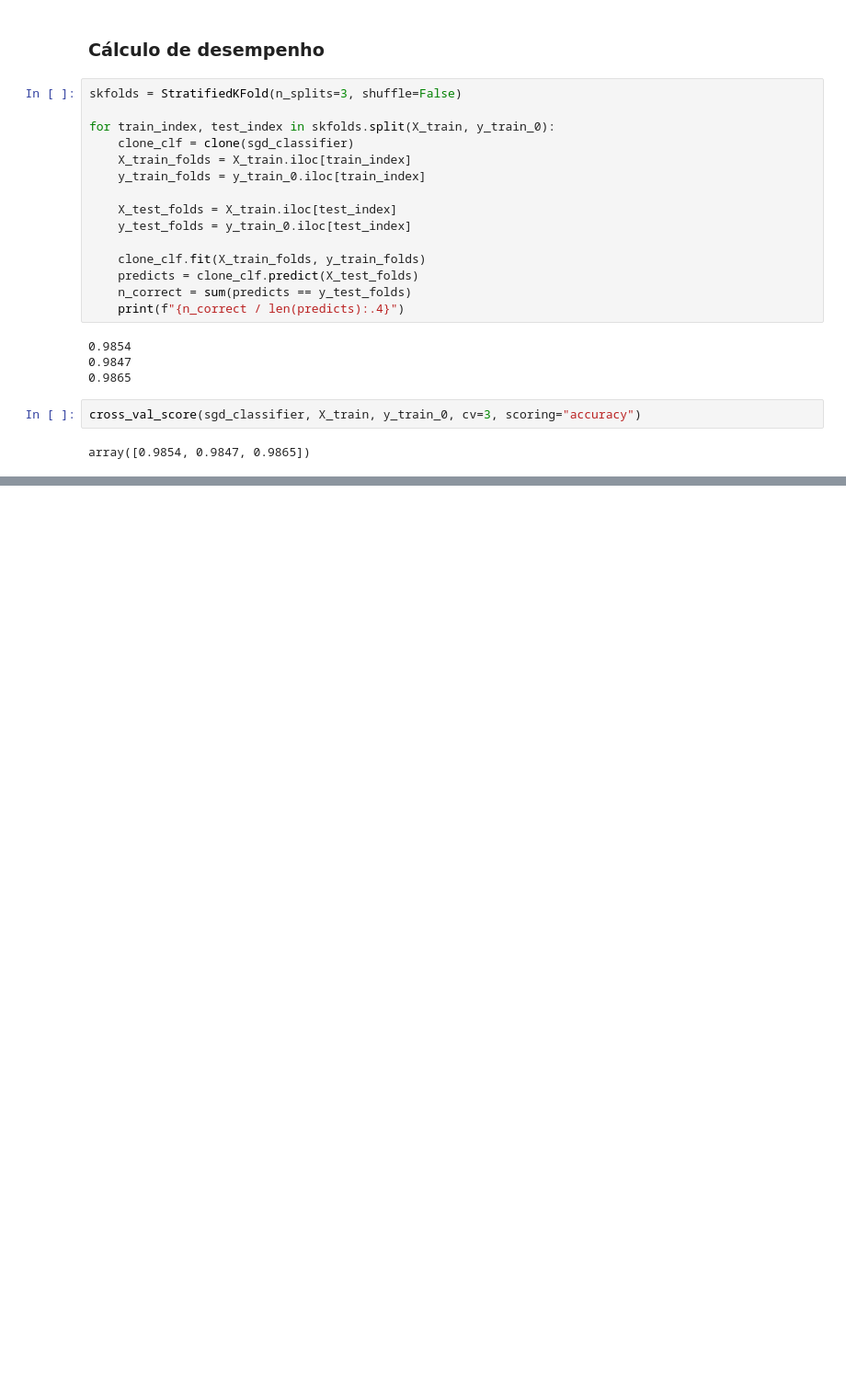
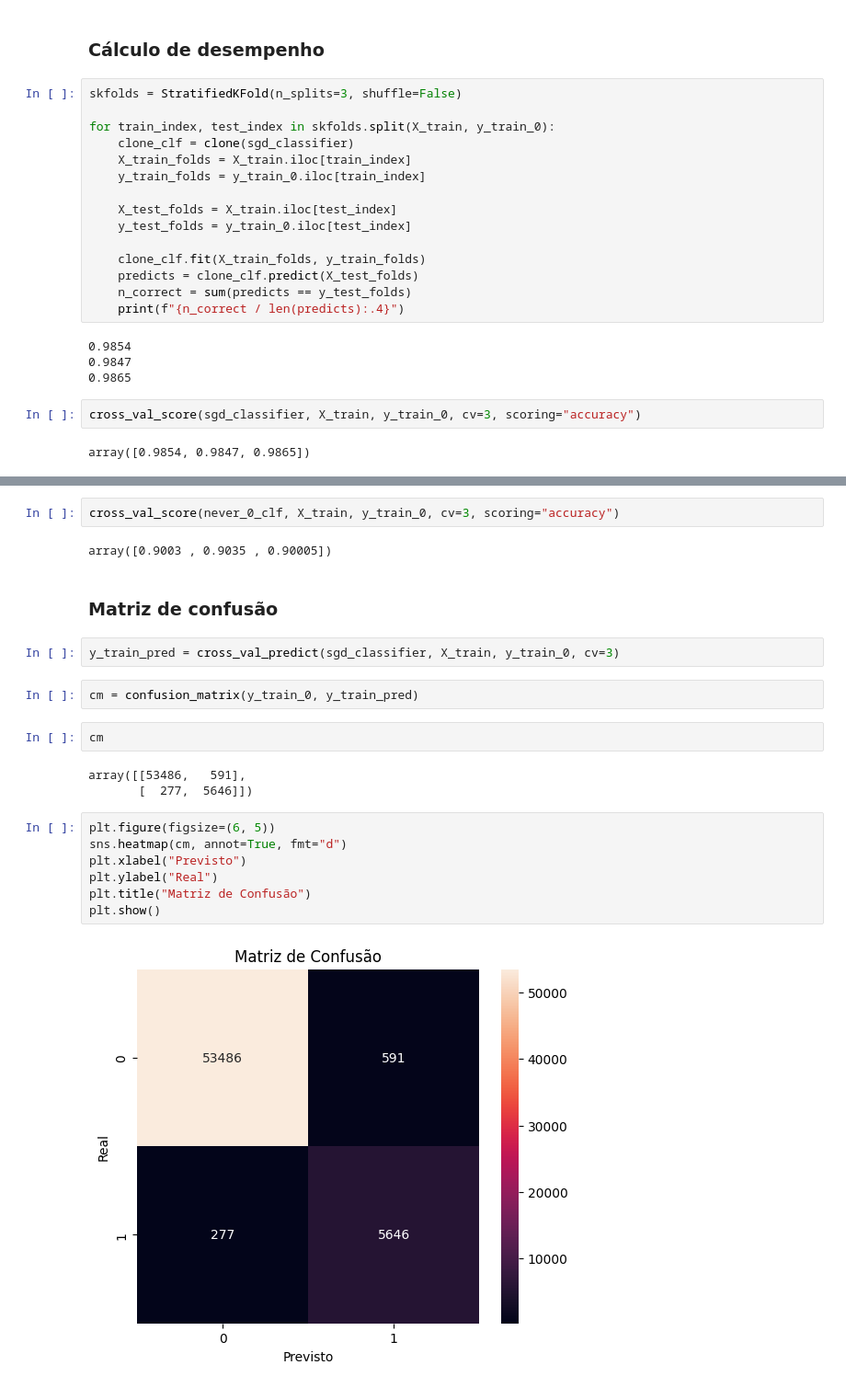
Before and after one commit to RafaelSouza-13/MNIST, a Jupyter notebook: MNIST.ipynb, the cells around one changed output, grey strips where cells are left out. Shown at 92% size. Saved outputs shown, nothing was run; the diff lists cells and outputs as text; blank space fills up the shorter version.

Commit message:
Visualizando a matriz de confusao e atualizando o requirements.txt

```diff
--- a/MNIST.ipynb
+++ b/MNIST.ipynb
@@ -128,0 +142,24 @@ array([0.9854, 0.9847, 0.9865])
+# %%
+cross_val_score(never_0_clf, X_train, y_train_0, cv=3, scoring="accuracy")
+# %% [output]
+array([0.9003 , 0.9035 , 0.90005])
+# %% [markdown]
+### Matriz de confusão
+# %%
+y_train_pred = cross_val_predict(sgd_classifier, X_train, y_train_0, cv=3)
+# %%
+cm = confusion_matrix(y_train_0, y_train_pred)
+# %%
+cm
+# %% [output]
+array([[53486,   591],
+       [  277,  5646]])
+# %%
+plt.figure(figsize=(6, 5))
+sns.heatmap(cm, annot=True, fmt="d")
+plt.xlabel("Previsto")
+plt.ylabel("Real")
+plt.title("Matriz de Confusão")
+plt.show()
+# %% [output]
+[figure, added]
```
Also changed, not shown: parts of 5 cells of this notebook, 1 other file.
